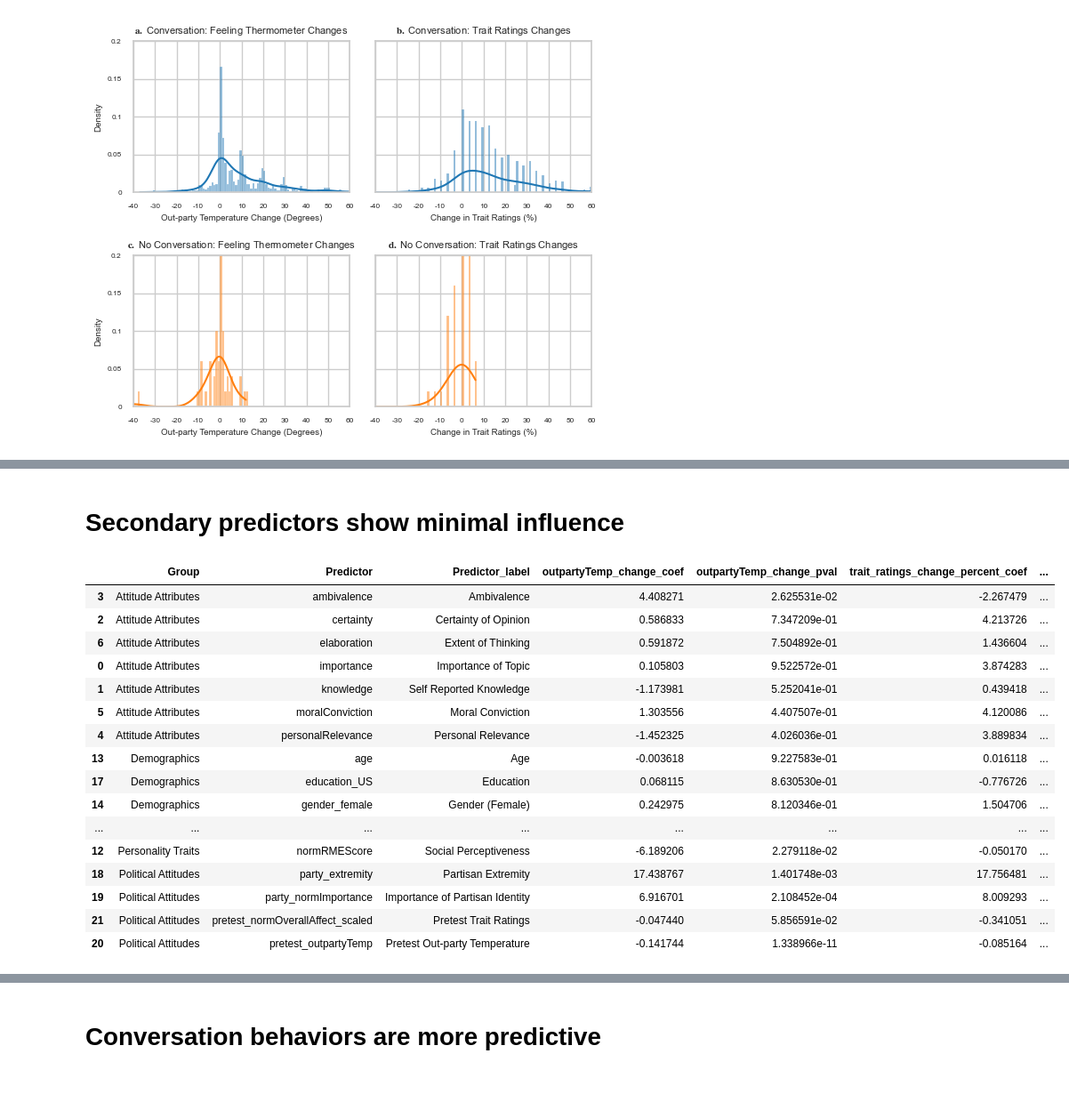
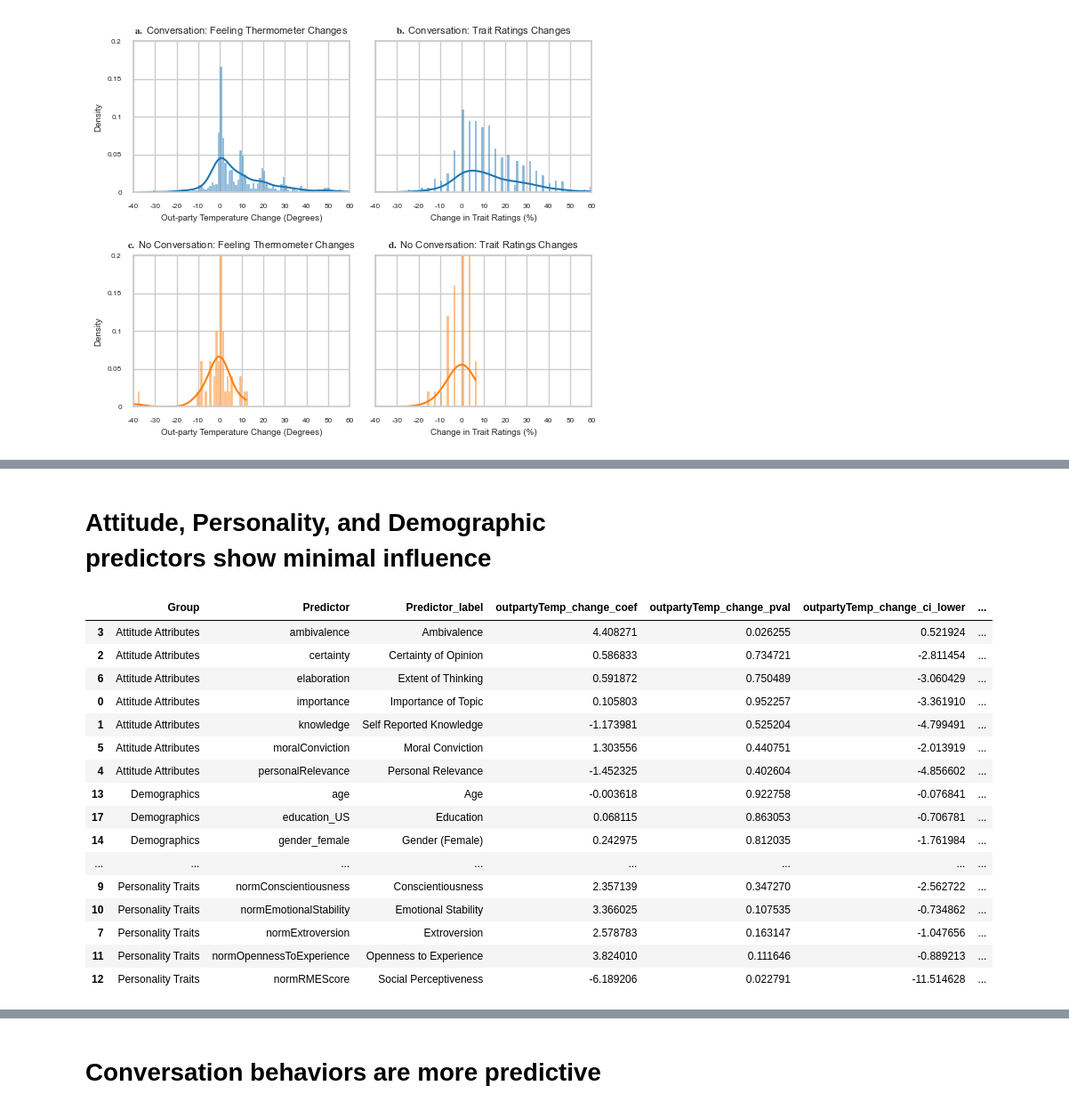
Before and after one commit to Watts-Lab/topic_choice, a Jupyter notebook: analyze_study_data.ipynb, the cells around one changed output, grey strips where cells are left out. Shown at 89% size. Drawn from its saved outputs; the diff is of its cells as text; code cells hidden in the pictures; blank space fills up the shorter version.

```diff
--- a/analyze_study_data.ipynb
+++ b/analyze_study_data.ipynb
@@ -480,7 +618,7 @@ for iv in iv_order:
             else:
                 coeff = cell_df["coeff"].iloc[0]
                 pval = cell_df["pval"].iloc[0]
-                cell = r"\makecell{" + f"{coeff:.3f}" + r" \\ (" + f"{pval:.3f}" + r")}"
+                cell = r"\makecell{" + f"{coeff:.3f}" + r" \\ (p=" + f"{pval:.3f}" + r")}"
             row.append(cell)
     table_rows.append(row)
 
@@ -882,0 +1165,13 @@ plt.savefig('fig_single_predictors_panel.pdf', format='pdf')
+# %%
+# Post-hoc power: minimum detectable effect given cluster bootstrap SEs
+# MDE at 80% power, alpha=0.05 (two-sided) = SE * (z_alpha/2 + z_beta) = SE * 2.8
+# IVs are scaled 0-1, so the coefficient = effect across the full predictor range
+
+print(f"{'IV':>25s}   {'DV':>30s}   Boot SE   MDE (80% power)")
+print("-" * 95)
+for _, row in univariate_regressions_figure_df.iterrows():
+    iv_key = row['IV']
+    boot_se = np.sqrt(row['var_slope'])
+    iv_range = data[iv_key].max() - data[iv_key].min()
+    mde_observed = boot_se * 2.8 * iv_range
+    print(f"{row['IV_label']:>25s}   {row['DV']:>30s}   range={iv_range:.2f}   MDE(observed range)={mde_observed:.1f}")
@@ -1265,7 +1570,7 @@ Trait Ratings Change:
 # %% [markdown]
-# Secondary predictors show minimal influence
+# Attitude, Personality, and Demographic predictors show minimal influence
 # %%
-
+# Exporatory predictors
 # Define outcomes.
 outcomes = ["outpartyTemp_change", "trait_ratings_change_percent"]
 
@@ -1294,65 +1599,61 @@ other_predictors_1 = {
         "language_English": "English First Language",
         "race_White": "Race (White)",
         "education_US": "Education",
-    },
-    "Political Attitudes": {
-        "party_extremity": "Partisan Extremity",
-        "party_normImportance": "Importance of Partisan Identity",
-        "pretest_outpartyTemp": "Pretest Out-party Temperature",
-        "pretest_normOverallAffect_scaled": "Pretest Trait Ratings",
-        # "heterodoxy": "Heterodoxy from Party",
-    },
+    }
 }
 
 # Define a helper function to run a univariate regression on one predictor.
 def run_univariate_regression(data, predictor, outcome):
     df = data[[predictor, outcome]].dropna()
     X = sm.add_constant(df[predictor])
     y = df[outcome]
     model = sm.OLS(y, X).fit()
     coef = model.params[predictor]
     pval = model.pvalues[predictor]
-    return coef, pval
+    ci = model.conf_int().loc[predictor]
+    return coef, pval, ci[0], ci[1]
 
 # Loop over each nested predictor group and outcome.
 results = []
 for group_name, predictors in other_predictors_1.items():
     for predictor, predictor_label in predictors.items():
         row = {"Group": group_name, "Predictor": predictor, "Predictor_label": predictor_label}
         for outcome in outcomes:
-            coef, pval = run_univariate_regression(data, predictor, outcome)
+            coef, pval, ci_lower, ci_upper = run_univariate_regression(data, predictor, outcome)
             row[f"{outcome}_coef"] = coef
             row[f"{outcome}_pval"] = pval
+            row[f"{outcome}_ci_lower"] = ci_lower
+            row[f"{outcome}_ci_upper"] = ci_upper
         results.append(row)
 
 # Convert results list to a DataFrame.
-results_df = pd.DataFrame(results)
+results_df_pretreatment_unclustered = pd.DataFrame(results)
 
 # Apply BH (FDR) correction on each outcome's p-values over the full set.
 for outcome in outcomes:
-    corrected = multipletests(results_df[f"{outcome}_pval"], method="fdr_bh")
-    results_df[f"{outcome}_pval_corrected"] = corrected[1]
+    corrected = multipletests(results_df_pretreatment_unclustered[f"{outcome}_pval"], method="fdr_bh")
+    results_df_pretreatment_unclustered[f"{outcome}_pval_corrected"] = corrected[1]
 
 # Optionally, sort the DataFrame by group and then by predictor.
-results_df = results_df.sort_values(by=["Group", "Predictor"])
+results_df_pretreatment_unclustered = results_df_pretreatment_unclustered.sort_values(by=["Group", "Predictor"])
 
-# (You can inspect the DataFrame with results_df.head())
-results_df
+# (You can inspect the DataFrame with results_df_pretreatment_unclustered.head())
+results_df_pretreatment_unclustered
 # %% [output]
-|  | Group | Predictor | Predictor_label | outpartyTemp_change_coef | outpartyTemp_change_pval | trait_ratings_change_percent_coef | ... |
-| 3 | Attitude Attributes | ambivalence | Ambivalence | 4.408271 | 2.625531e-02 | -2.267479 | ... |
-| 2 | Attitude Attributes | certainty | Certainty of Opinion | 0.586833 | 7.347209e-01 | 4.213726 | ... |
-| 6 | Attitude Attributes | elaboration | Extent of Thinking | 0.591872 | 7.504892e-01 | 1.436604 | ... |
-| 0 | Attitude Attributes | importance | Importance of Topic | 0.105803 | 9.522572e-01 | 3.874283 | ... |
-| 1 | Attitude Attributes | knowledge | Self Reported Knowledge | -1.173981 | 5.252041e-01 | 0.439418 | ... |
-| 5 | Attitude Attributes | moralConviction | Moral Conviction | 1.303556 | 4.407507e-01 | 4.120086 | ... |
-| 4 | Attitude Attributes | personalRelevance | Personal Relevance | -1.452325 | 4.026036e-01 | 3.889834 | ... |
-| 13 | Demographics | age | Age | -0.003618 | 9.227583e-01 | 0.016118 | ... |
-| 17 | Demographics | education_US | Education | 0.068115 | 8.630530e-01 | -0.776726 | ... |
-| 14 | Demographics | gender_female | Gender (Female) | 0.242975 | 8.120346e-01 | 1.504706 | ... |
+|  | Group | Predictor | Predictor_label | outpartyTemp_change_coef | outpartyTemp_change_pval | outpartyTemp_change_ci_lower | ... |
+| 3 | Attitude Attributes | ambivalence | Ambivalence | 4.408271 | 0.026255 | 0.521924 | ... |
+| 2 | Attitude Attributes | certainty | Certainty of Opinion | 0.586833 | 0.734721 | -2.811454 | ... |
+| 6 | Attitude Attributes | elaboration | Extent of Thinking | 0.591872 | 0.750489 | -3.060429 | ... |
+| 0 | Attitude Attributes | importance | Importance of Topic | 0.105803 | 0.952257 | -3.361910 | ... |
+| 1 | Attitude Attributes | knowledge | Self Reported Knowledge | -1.173981 | 0.525204 | -4.799491 | ... |
+| 5 | Attitude Attributes | moralConviction | Moral Conviction | 1.303556 | 0.440751 | -2.013919 | ... |
+| 4 | Attitude Attributes | personalRelevance | Personal Relevance | -1.452325 | 0.402604 | -4.856602 | ... |
+| 13 | Demographics | age | Age | -0.003618 | 0.922758 | -0.076841 | ... |
+| 17 | Demographics | education_US | Education | 0.068115 | 0.863053 | -0.706781 | ... |
+| 14 | Demographics | gender_female | Gender (Female) | 0.242975 | 0.812035 | -1.761984 | ... |
 | ... | ... | ... | ... | ... | ... | ... | ... |
-| 12 | Personality Traits | normRMEScore | Social Perceptiveness | -6.189206 | 2.279118e-02 | -0.050170 | ... |
-| 18 | Political Attitudes | party_extremity | Partisan Extremity | 17.438767 | 1.401748e-03 | 17.756481 | ... |
-| 19 | Political Attitudes | party_normImportance | Importance of Partisan Identity | 6.916701 | 2.108452e-04 | 8.009293 | ... |
-| 21 | Political Attitudes | pretest_normOverallAffect_scaled | Pretest Trait Ratings | -0.047440 | 5.856591e-02 | -0.341051 | ... |
-| 20 | Political Attitudes | pretest_outpartyTemp | Pretest Out-party Temperature | -0.141744 | 1.338966e-11 | -0.085164 | ... |
+| 9 | Personality Traits | normConscientiousness | Conscientiousness | 2.357139 | 0.347270 | -2.562722 | ... |
+| 10 | Personality Traits | normEmotionalStability | Emotional Stability | 3.366025 | 0.107535 | -0.734862 | ... |
+| 7 | Personality Traits | normExtroversion | Extroversion | 2.578783 | 0.163147 | -1.047656 | ... |
+| 11 | Personality Traits | normOpennessToExperience | Openness to Experience | 3.824010 | 0.111646 | -0.889213 | ... |
+| 12 | Personality Traits | normRMEScore | Social Perceptiveness | -6.189206 | 0.022791 | -11.514628 | ... |
```
Also changed, not shown: parts of 54 cells of this notebook, 18 other files.
